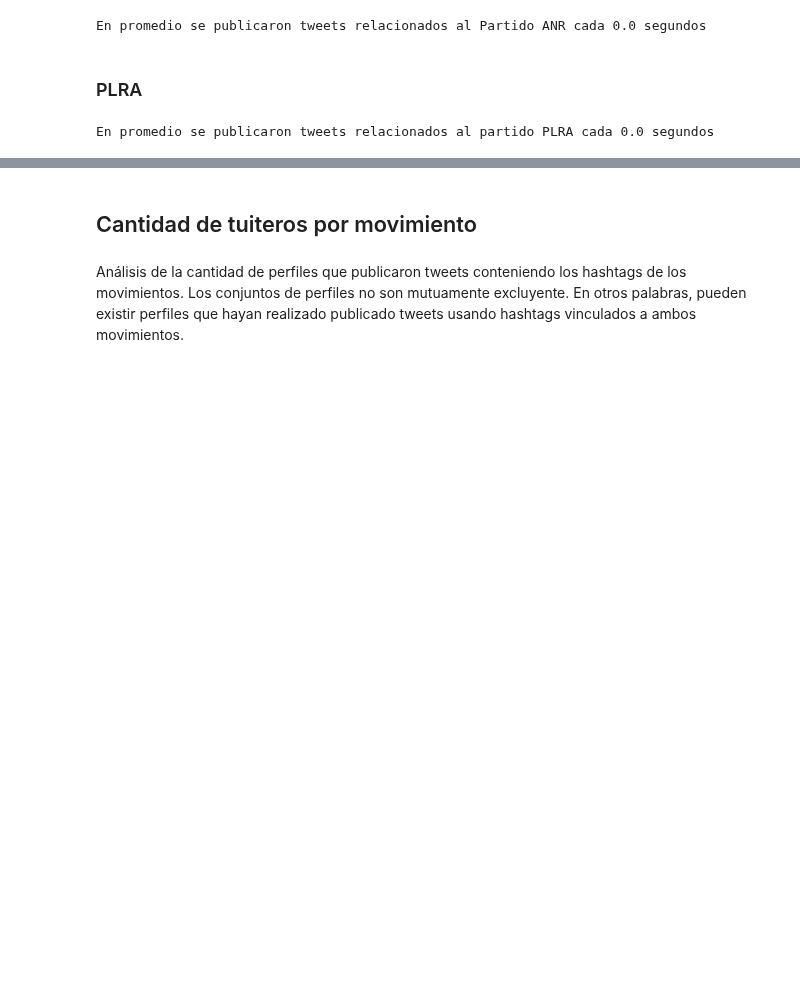
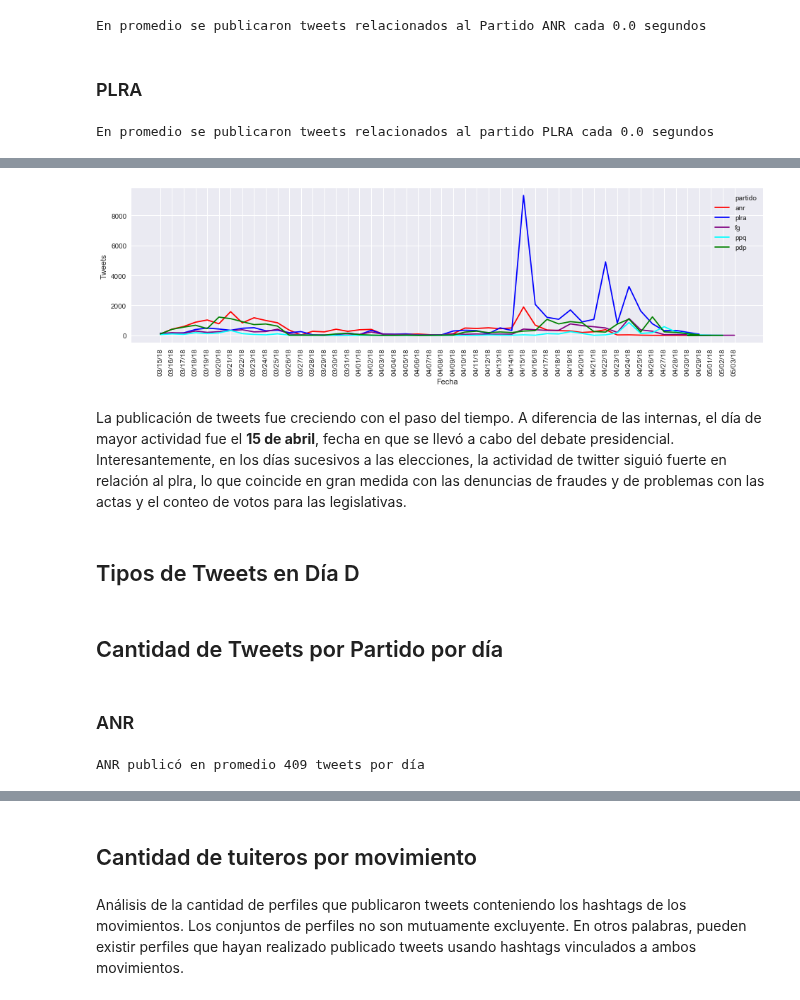
Before and after one commit to ParticipaPY/politic-bots, a Jupyter notebook: reports/notebooks/bots_politicos_generales_2018.ipynb, the cells around one changed output, grey strips where cells are left out. Drawn from its saved outputs; the diff is of its cells as text; code cells hidden in the pictures; blank space fills up the shorter version.

```diff
--- a/reports/notebooks/bots_politicos_generales_2018.ipynb
+++ b/reports/notebooks/bots_politicos_generales_2018.ipynb
@@ -612,0 +1662,11 @@ En promedio se publicaron tweets relacionados al partido PLRA cada 0.0 segundos
+# %%
+# get tweets by date (third space})
+tw_by_date_fg = db.get_tweets_by_date(**{'partido':'fg'})
+tw_by_date_ppq = db.get_tweets_by_date(**{'partido':'ppq'})
+tw_by_date_hagamos = db.get_tweets_by_date(**{'partido':'hagamos'})
+tw_by_date_pdp = db.get_tweets_by_date(**{'partido':'pdp'})
+tw_by_date_cruzada = db.get_tweets_by_date(**{'partido':'cruzada'})
+tw_by_date_unace = db.get_tweets_by_date(**{'partido':'unace'})
+tw_by_date_pen = db.get_tweets_by_date(**{'partido':'pen'})
+tw_by_date_pmas = db.get_tweets_by_date(**{'partido':'pmas'})
+tw_by_date_avancemos = db.get_tweets_by_date(**{'partido':'avancemos'})
@@ -612,0 +1686,25 @@ En promedio se publicaron tweets relacionados al partido PLRA cada 0.0 segundos
+# %%
+# draw and show the figure
+# set figure size
+plt.figure(figsize=(16,4))
+sns.set_color_codes("dark")
+fig = sns.lineplot(x='_id', y='count', data=tweets_por_fecha, palette=["red", "blue", "purple", "cyan", "green"], hue="partido")
+fig.set(xlabel='Fecha', ylabel='Tweets')
+for item in fig.get_xticklabels():
+    item.set_rotation(90)
+plt.show()
+# %% [output]
+[figure, added]
+# %% [markdown]
+La publicación de tweets fue creciendo con el paso del tiempo. A diferencia de las internas, el día de mayor actividad fue el **15 de abril**, fecha en que se llevó a cabo del debate presidencial. Interesantemente, en los días sucesivos a las elecciones, la actividad de twitter siguió fuerte en relación al plra, lo que coincide en gran medida con las denuncias de fraudes y de problemas con las actas y el conteo de votos para las legislativas.
+# %% [markdown]
+## Tipos de Tweets en Día D
+# %% [markdown]
+## Cantidad de Tweets por Partido por día
+# %% [markdown]
+### ANR
+# %%
+mean_tweets_anr = tweets_por_fecha[tweets_por_fecha['partido']=='anr']['count'].mean()
+print('ANR publicó en promedio {0} tweets por día'.format(int(mean_tweets_anr)))
+# %% [output]
+ANR publicó en promedio 409 tweets por día
```
Also changed, not shown: parts of 32 cells of this notebook.
